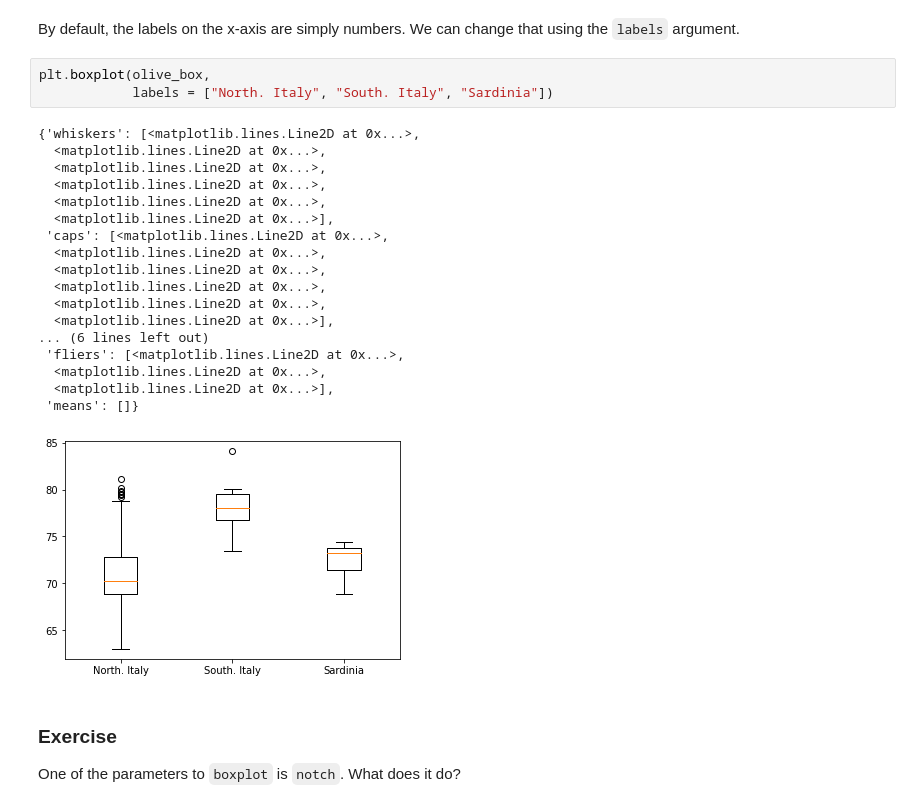
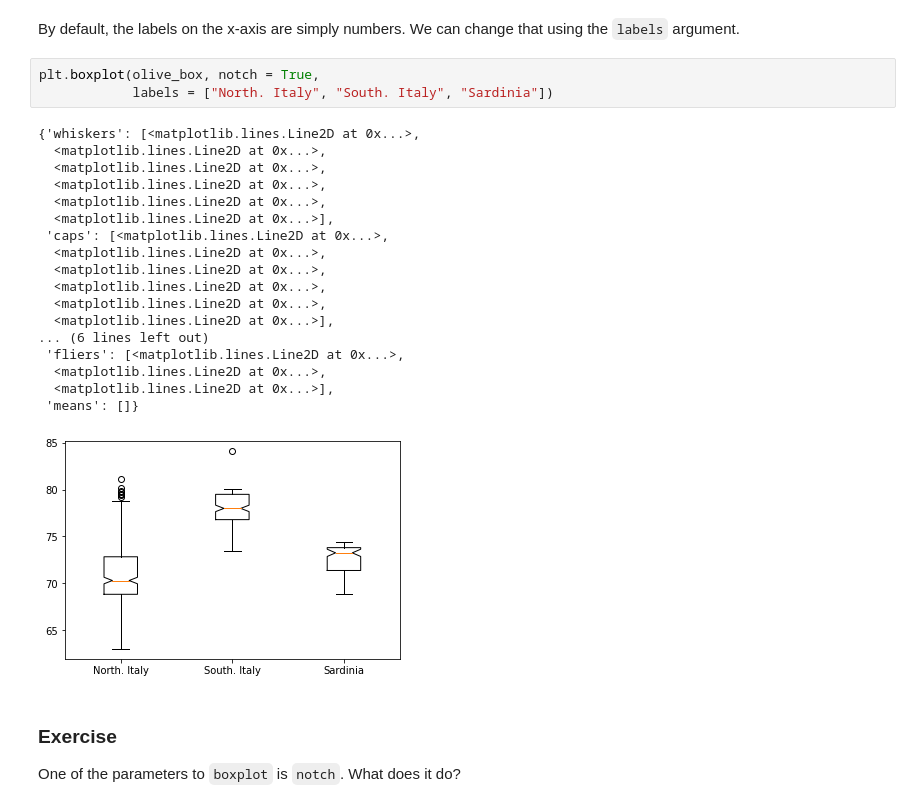
Before and after one commit to turgeonmaxime/f21-data2010, a Jupyter notebook: notebooks/dataviz-matplotlib.ipynb, the cells around one changed output. Drawn from its saved outputs; the diff is of its cells as text.

```diff
--- a/notebooks/dataviz-matplotlib.ipynb
+++ b/notebooks/dataviz-matplotlib.ipynb
@@ -169,27 +181,27 @@ plt.boxplot(olive_box)
 # %% [markdown]
 By default, the labels on the x-axis are simply numbers. We can change that using the `labels` argument.
 # %%
-plt.boxplot(olive_box,
+plt.boxplot(olive_box, notch = True,
             labels = ["North. Italy", "South. Italy", "Sardinia"])
 # %% [output]
 {'whiskers': [<matplotlib.lines.Line2D at 0x...>,
   <matplotlib.lines.Line2D at 0x...>,
   <matplotlib.lines.Line2D at 0x...>,
   <matplotlib.lines.Line2D at 0x...>,
   <matplotlib.lines.Line2D at 0x...>,
   <matplotlib.lines.Line2D at 0x...>],
  'caps': [<matplotlib.lines.Line2D at 0x...>,
   <matplotlib.lines.Line2D at 0x...>,
   <matplotlib.lines.Line2D at 0x...>,
   <matplotlib.lines.Line2D at 0x...>,
   <matplotlib.lines.Line2D at 0x...>,
   <matplotlib.lines.Line2D at 0x...>],
 ... (6 lines left out)
  'fliers': [<matplotlib.lines.Line2D at 0x...>,
   <matplotlib.lines.Line2D at 0x...>,
   <matplotlib.lines.Line2D at 0x...>],
  'means': []}
-[figure, old version]
+[figure, new version]
 # %% [markdown]
 ### Exercise
 
```
Also changed, not shown: parts of 12 cells of this notebook, 12 other files.
